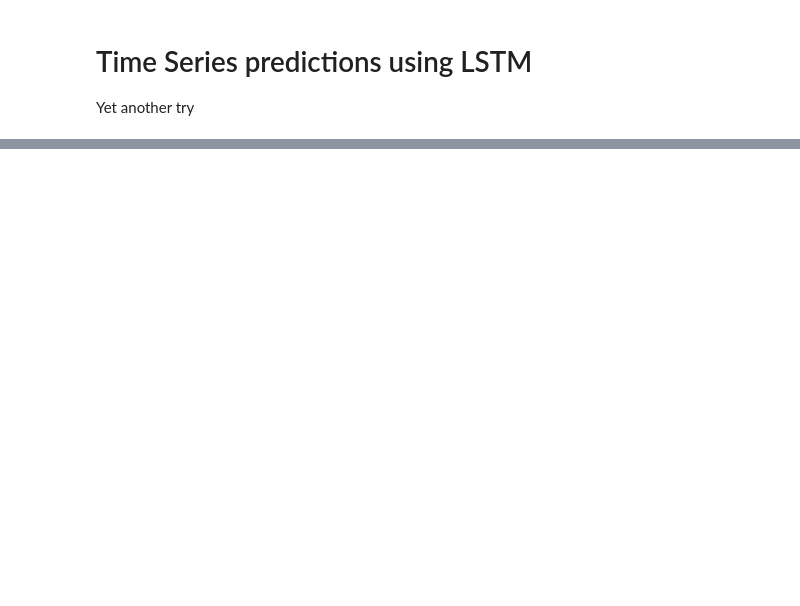
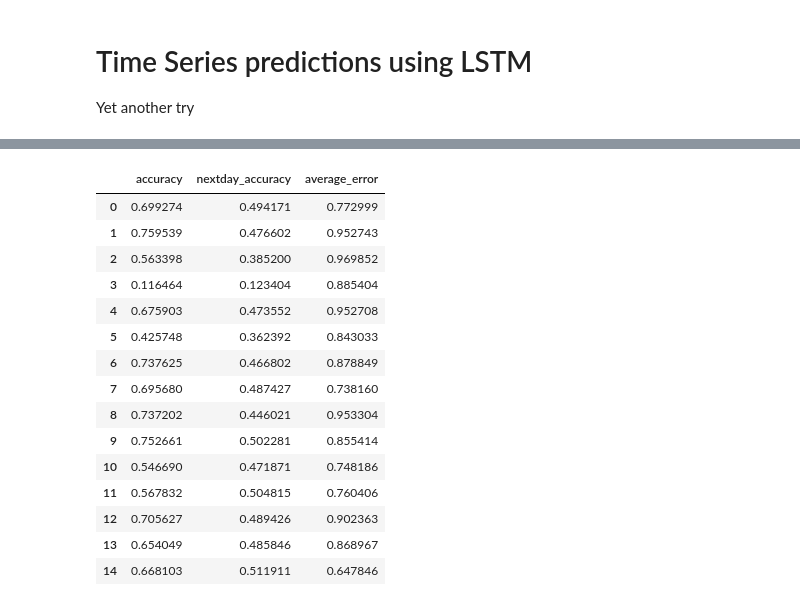
Before and after one commit to SomeoneSerge/vsu-dm, a Jupyter notebook: vsu_lstm.ipynb, the cells around one changed output, grey strips where cells are left out. Cells and saved outputs as stored; diff of their text form; code cells hidden in the pictures; blank space fills up the shorter version.

```diff
--- a/vsu_lstm.ipynb
+++ b/vsu_lstm.ipynb
@@ -139,2 +138,0 @@ ts_helpers.evaluate_model(rnn, Xte, yte,
-# %%
-train(rnn, epochs=500)
@@ -165,3 +144,25 @@ ts_helpers.evaluate_model(rnn, Xte, yte,
 # %% [output]
 [interactive output not drawn]
 [interactive output not drawn]
+# %%
+def eval_signs(model, next_df):
+    Xte, yte = next_df()
+    mem = model.init_mem()
+    cont_sgn_err = 0
+    acc = 0
+    nextday_acc = 0
+    for x, y in ts_helpers.chunk_iterator(Xte, yte):
+        yp, sp, mem = model(x, mem)
+        cont_sgn_err += torch.abs(
+            sp
+            - torch.stack((
+                F.sigmoid(-y),
+                F.sigmoid(y)),
+                dim=1)
+        ).data
+        acc += (y.data*yp.data > 0).sum()
+        nextday_acc += y.data[0]*yp.data[0] > 0
+    cont_sgn_err = 1 - cont_sgn_err.sum()/yte.size
+    acc = acc/yte.size
+    nextday_acc /= Xte.shape[0]
+    return acc, nextday_acc, cont_sgn_err
@@ -167,0 +194,2 @@ ts_helpers.evaluate_model(rnn, Xte, yte,
+# %%
+train(rnn, epochs=25)
@@ -173,3 +219,5 @@ ts_helpers.evaluate_model(rnn, Xte, yte,
 # %% [output]
 [interactive output not drawn]
 [interactive output not drawn]
+# %%
+train(rnn, epochs=10)
@@ -189,5 +243,26 @@ IPython.notebook.kernel.execute('nb_name = ' + '"' + IPython.notebook.notebook_n
 # %%
 torch.save(rnn.state_dict(), nb_name + '.weights')
+# %%
+pd.DataFrame([eval_signs(rnn, get_te) for i in range(15)],
+             index=range(15),
+             columns=['accuracy', 'nextday_accuracy', 'average_error'])
+# %% [output]
+|  | accuracy | nextday_accuracy | average_error |
+| 0 | 0.699274 | 0.494171 | 0.772999 |
+| 1 | 0.759539 | 0.476602 | 0.952743 |
+| 2 | 0.563398 | 0.385200 | 0.969852 |
+| 3 | 0.116464 | 0.123404 | 0.885404 |
+| 4 | 0.675903 | 0.473552 | 0.952708 |
+| 5 | 0.425748 | 0.362392 | 0.843033 |
+| 6 | 0.737625 | 0.466802 | 0.878849 |
+| 7 | 0.695680 | 0.487427 | 0.738160 |
+| 8 | 0.737202 | 0.446021 | 0.953304 |
+| 9 | 0.752661 | 0.502281 | 0.855414 |
+| 10 | 0.546690 | 0.471871 | 0.748186 |
+| 11 | 0.567832 | 0.504815 | 0.760406 |
+| 12 | 0.705627 | 0.489426 | 0.902363 |
+| 13 | 0.654049 | 0.485846 | 0.868967 |
+| 14 | 0.668103 | 0.511911 | 0.647846 |
 # %%
 Xte, yte = get_te()
 ts_helpers.evaluate_model(rnn, Xte, yte,
```
Also changed, not shown: parts of 21 cells of this notebook, 6 other files.
